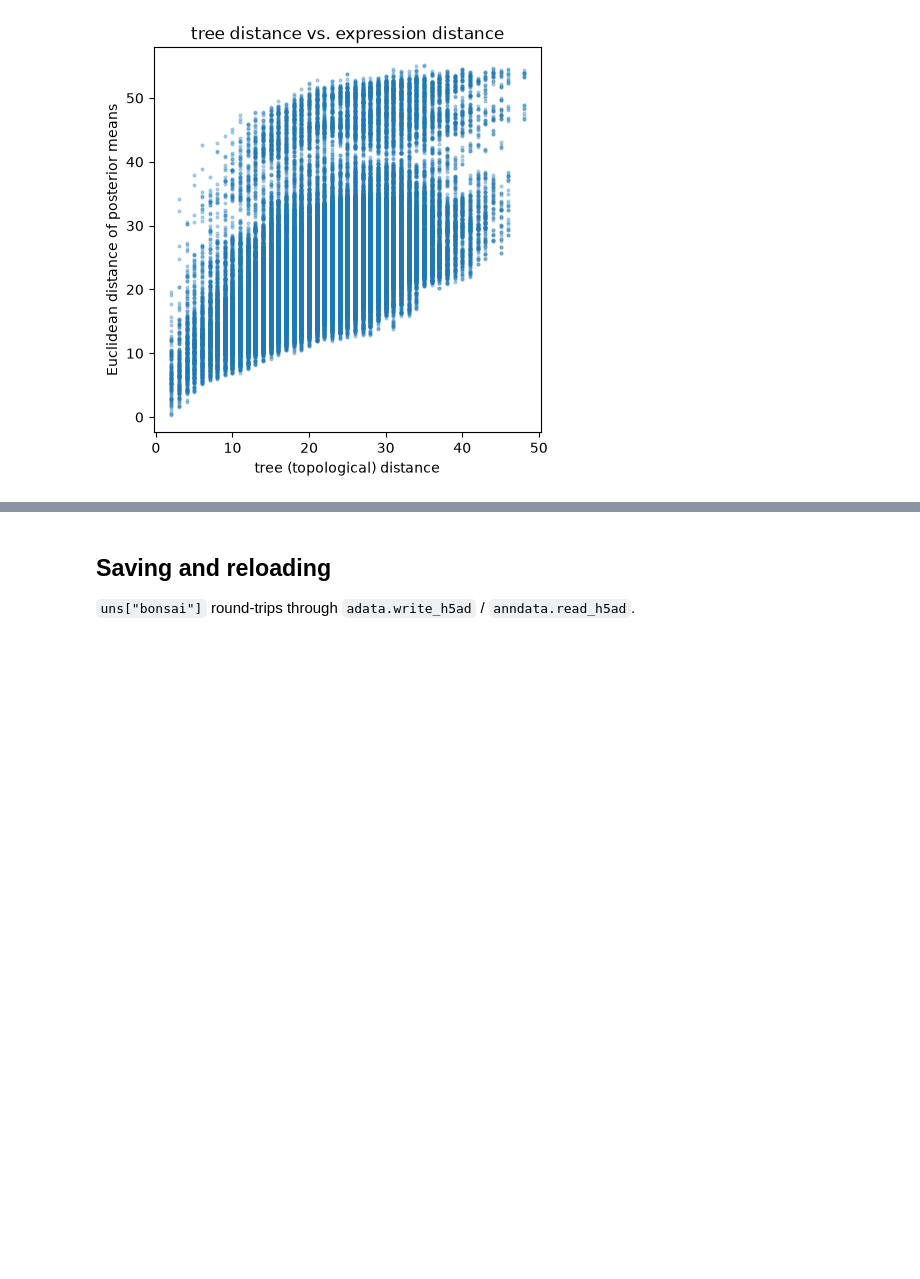
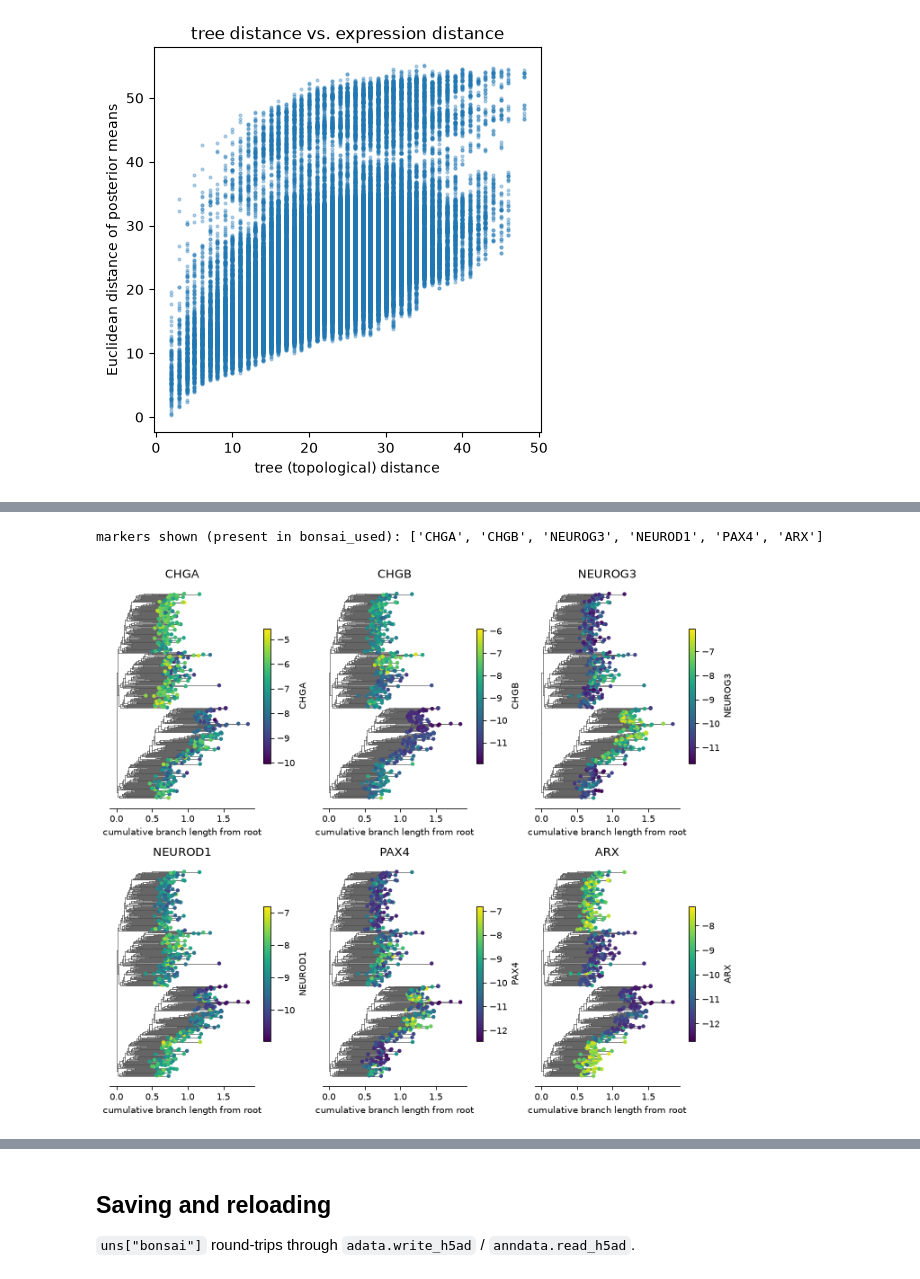
Before and after one commit to mlbelab/bonsai, a Jupyter notebook: docs/notebooks/bonsai_tour.ipynb, the cells around one changed output, grey strips where cells are left out. Drawn from its saved outputs; the diff is of its cells as text; code cells hidden in the pictures; blank space fills up the shorter version.

```diff
--- a/docs/notebooks/bonsai_tour.ipynb
+++ b/docs/notebooks/bonsai_tour.ipynb
@@ -703,0 +846,43 @@ if adata_brain is not None:
+# %%
+if adata_eec is not None:
+    node_post_e = bonsai.tl.node_posteriors(adata_eec)
+    candidate_markers_e = [
+        "CHGA",
+        "CHGB",
+        "NEUROG3",
+        "NEUROD1",
+        "PAX4",
+        "ARX",
+        "TPH1",
+        "GCG",
+        "PYY",
+        "GIP",
+        "CCK",
+        "SST",
+        "MLN",
+        "GHRL",
+        "SMOC2",
+        "LGR5",
+        "MKI67",
+    ]
+    markers_e = [g for g in candidate_markers_e if g in node_post_e.var_names][:6]
+    print("markers shown (present in bonsai_used):", markers_e)
+
+    leaf_vert_e = {
+        row["name"]: row["vertInd"] for _, row in nodes_e.iterrows() if row["name"] in set(adata_eec.obs_names)
+    }
+    ncols_e = min(3, len(markers_e))
+    nrows_e = -(-len(markers_e) // ncols_e)  # ceil
+    fig, axes = plt.subplots(nrows_e, ncols_e, figsize=(3.2 * ncols_e, 4.2 * nrows_e), dpi=75, facecolor="white")
+    for ax, gene in zip(np.atleast_1d(axes).ravel(), markers_e, strict=True):
+        vals_by_vert = dict(zip(node_post_e.obs["vertInd"], node_post_e[:, gene].X.ravel(), strict=True))
+        leaf_color = {name: vals_by_vert[v] for name, v in leaf_vert_e.items()}
+        plot_tree(edges_e, nodes_e, leaf_color=leaf_color, continuous=True, ax=ax, legend_title=gene)
+        ax.set_title(gene)
+    for ax in np.atleast_1d(axes).ravel()[len(markers_e) :]:
+        ax.set_visible(False)
+    fig.tight_layout()
+    plt.show()
+# %% [output]
+markers shown (present in bonsai_used): ['CHGA', 'CHGB', 'NEUROG3', 'NEUROD1', 'PAX4', 'ARX']
+[figure, added]
```
Also changed, not shown: parts of 22 cells of this notebook, 2 other files.
